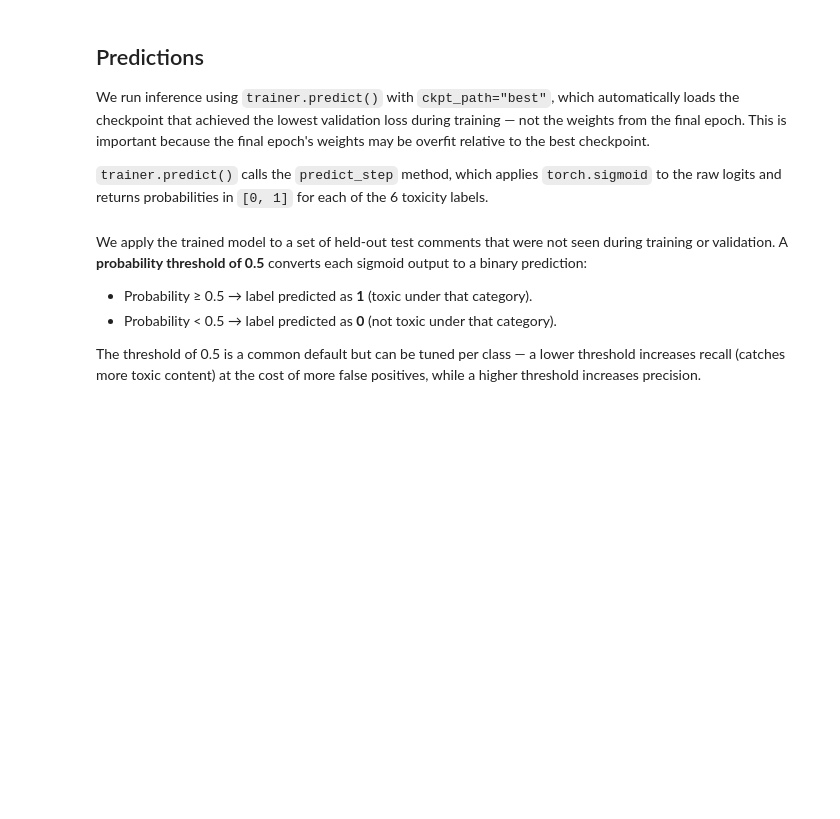
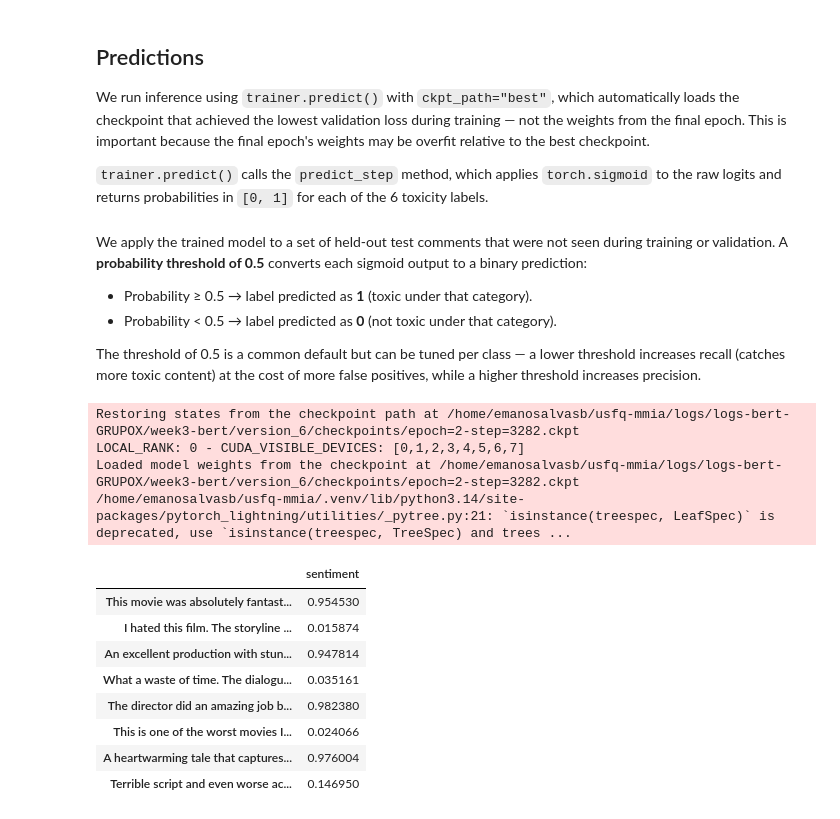
Before and after one commit to josedavid220/usfq-mmia, a Jupyter notebook: deep_learning/attention/bert_imbd.ipynb, the cells around one changed output. Drawn from its saved outputs; the diff is of its cells as text; code cells hidden in the pictures; blank space fills up the shorter version.

```diff
--- a/deep_learning/attention/bert_imbd.ipynb
+++ b/deep_learning/attention/bert_imbd.ipynb
@@ -567,7 +712,7 @@ N_EPOCHS = 50
 BATCH_SIZE = 32
 PATIENCE = 3
 
-data_module = ToxicCommentDataModule(
+data_module = ReviewCommentDataModule(
   train_df,
   val_df,
   test_df,
@@ -800,8 +951,11 @@ warmup_steps, total_training_steps
 # %% [markdown]
 **Data exploration**: We print the per-class positive weight to make the class imbalance visible at the label level. A large weight for a given class (e.g., 14.0 for `identity_hate`) means positive examples are much rarer than negatives, and the loss will scale their gradients accordingly. Inspecting these values confirms that the weighting strategy is consistent with the observed label frequencies.
 # %%
-pos_weight = (len(train_df) - train_df[LABEL_COLUMNS].sum()) / train_df[LABEL_COLUMNS].sum()
-pos_weight = torch.FloatTensor(pos_weight.values.copy())
-print("pos_weight per class:")
-for label, w in zip(LABEL_COLUMNS, pos_weight):
-    print(f"  {label:<20} {w:.2f}")
+#pos_weight = (len(train_df) - train_df[LABEL_COLUMNS].sum()) / train_df[LABEL_COLUMNS].sum()
+#pos_weight = torch.FloatTensor(pos_weight.values.copy())
+#print("pos_weight per class:")
+#for label, w in zip(LABEL_COLUMNS, pos_weight):
+#    print(f"  {label:<20} {w:.2f}")
+
+pos_weight = torch.FloatTensor([1.0])
+print("pos_weight:", pos_weight)
@@ -808,5 +964,5 @@ for label, w in zip(LABEL_COLUMNS, pos_weight):
 # %%
-model = ToxicCommentTagger(
+model = ReviewCommentTagger(
   n_classes=len(LABEL_COLUMNS),
   n_warmup_steps=warmup_steps,
   n_training_steps=total_training_steps,
@@ -933,7 +1107,8 @@ trainer = pl.Trainer(
   callbacks=[checkpoint_callback, early_stopping_callback, epoch_progress],
   max_epochs=N_EPOCHS,
   accelerator="auto",  # Uses GPUs or TPUs if available
-  devices="auto",  # Uses all available GPUs/TPUs if applicable
+  #devices="auto",  # Uses all available GPUs/TPUs if applicable
+  devices = [2],
   log_every_n_steps=100,
   enable_progress_bar=False
 )
@@ -979,18 +1237,32 @@ The threshold of 0.5 is a common default but can be tuned per class — a lower
 # %%
 THRESHOLD = 0.3
 
 test_comment = [
-    "Thanks for sharing your idea, I think it's an interesting perspective.",
-    "You are the worst person ever and nobody likes you.",
-    "You are a completely worthless, disgusting excuse for a human being.",
-    "This is complete bullshit and your stupid idea sucks.",
-    "If you keep posting nonsense like this, I will report you and make sure you get banned from here.",
-    "You're an idiot and clearly don't understand anything.",
-    "People like you shouldn't exist in this community.",
-    "I can’t stand g** people. They ruin everything."
+    "This movie was absolutely fantastic! The acting was superb and the plot kept me engaged from start to finish.",
+    "I hated this film. The storyline was predictable and the characters were poorly developed.",
+    "An excellent production with stunning visuals and a compelling narrative that left me thinking long after it ended.",
+    "What a waste of time. The dialogue was cheesy and the pacing was excruciatingly slow.",
+    "The director did an amazing job bringing this story to life. Highly recommend it to anyone who loves drama.",
+    "This is one of the worst movies I've ever seen. It was boring, clichéd, and completely forgettable.",
+    "A heartwarming tale that captures the essence of human emotion. The performances were outstanding.",
+    "Terrible script and even worse acting. I couldn't wait for it to end."
 ]
 data_module.predict_texts = test_comment
 preds = trainer.predict(model, datamodule=data_module, ckpt_path="best")
 all_preds = torch.cat(preds).numpy()
 df = pd.DataFrame(all_preds, columns=LABEL_COLUMNS, index=test_comment)
 df.style.highlight_between(left=THRESHOLD, right=1.0, color="lightcoral")
+# %% [output]
+Restoring states from the checkpoint path at /home/emanosalvasb/usfq-mmia/logs/logs-bert-GRUPOX/week3-bert/version_6/checkpoints/epoch=2-step=3282.ckpt
+LOCAL_RANK: 0 - CUDA_VISIBLE_DEVICES: [0,1,2,3,4,5,6,7]
+Loaded model weights from the checkpoint at /home/emanosalvasb/usfq-mmia/logs/logs-bert-GRUPOX/week3-bert/version_6/checkpoints/epoch=2-step=3282.ckpt
+/home/emanosalvasb/usfq-mmia/.venv/lib/python3.14/site-packages/pytorch_lightning/utilities/_pytree.py:21: `isinstance(treespec, LeafSpec)` is deprecated, use `isinstance(treespec, TreeSpec) and trees ...
+|  | sentiment |
+| This movie was absolutely fantast... | 0.954530 |
+| I hated this film. The storyline ... | 0.015874 |
+| An excellent production with stun... | 0.947814 |
+| What a waste of time. The dialogu... | 0.035161 |
+| The director did an amazing job b... | 0.982380 |
+| This is one of the worst movies I... | 0.024066 |
+| A heartwarming tale that captures... | 0.976004 |
+| Terrible script and even worse ac... | 0.146950 |
```
Also changed, not shown: parts of 47 cells of this notebook.
